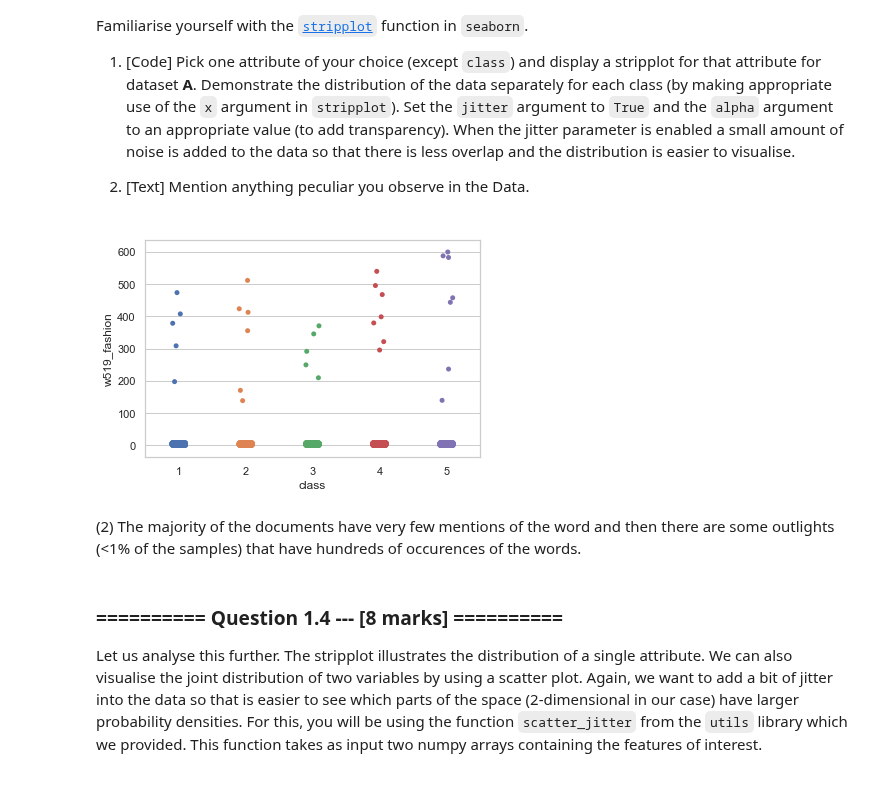
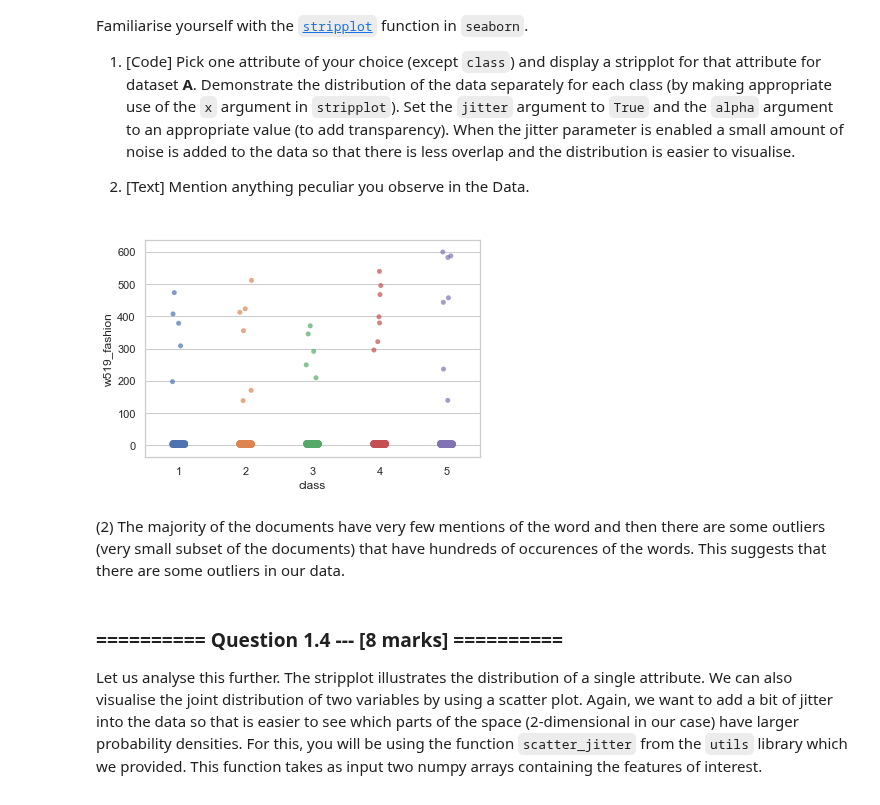
Before and after one commit to tjcdev/iaml, a Jupyter notebook: Assignments/01_Analysis.ipynb, the cells around one changed output. Drawn from its saved outputs; the diff is of its cells as text; code cells hidden in the pictures.

```diff
--- a/Assignments/01_Analysis.ipynb
+++ b/Assignments/01_Analysis.ipynb
@@ -216,17 +216,14 @@ Familiarise yourself with the [`stripplot`](https://seaborn.github.io/generated/
 1. [Text] Mention anything peculiar you observe in the Data.
 # %%
 # (1) # Your Code goes here:
-# TODO: await answer https://piazza.com/class/jlzeftix4hu1r4?cid=204 on whether we need to still use the alpha parameter
-
 # Plot the "fashion" attribute
-# TODO: split the distribution for each CLASS
 sns.set(style="whitegrid")
-ax = sns.stripplot(y='w519_fashion', x='class', data=news_raw, jitter=True)
+ax = sns.stripplot(y='w519_fashion', x='class', data=news_raw, jitter=True, alpha=0.7)
 # %% [output]
-[figure, old version]
+[figure, new version]
 # %% [markdown]
 (2)
-The majority of the documents have very few mentions of the word and then there are some outlights (<1% of the samples) that have hundreds of occurences of the words.
+The majority of the documents have very few mentions of the word and then there are some outliers (very small subset of the documents) that have hundreds of occurences of the words. This suggests that there are some outliers in our data.
 # %% [markdown]
 ### ========== Question 1.4  --- [8 marks] ==========
 Let us analyse this further. The stripplot illustrates the distribution of a single attribute. We can also visualise the joint distribution of two variables by using a scatter plot. Again, we want to add a bit of jitter into the data so that is easier to see which parts of the space (2-dimensional in our case) have larger probability densities. For this, you will be using the function `scatter_jitter` from the `utils` library which we provided. This function takes as input two numpy arrays containing the features of interest.
```
